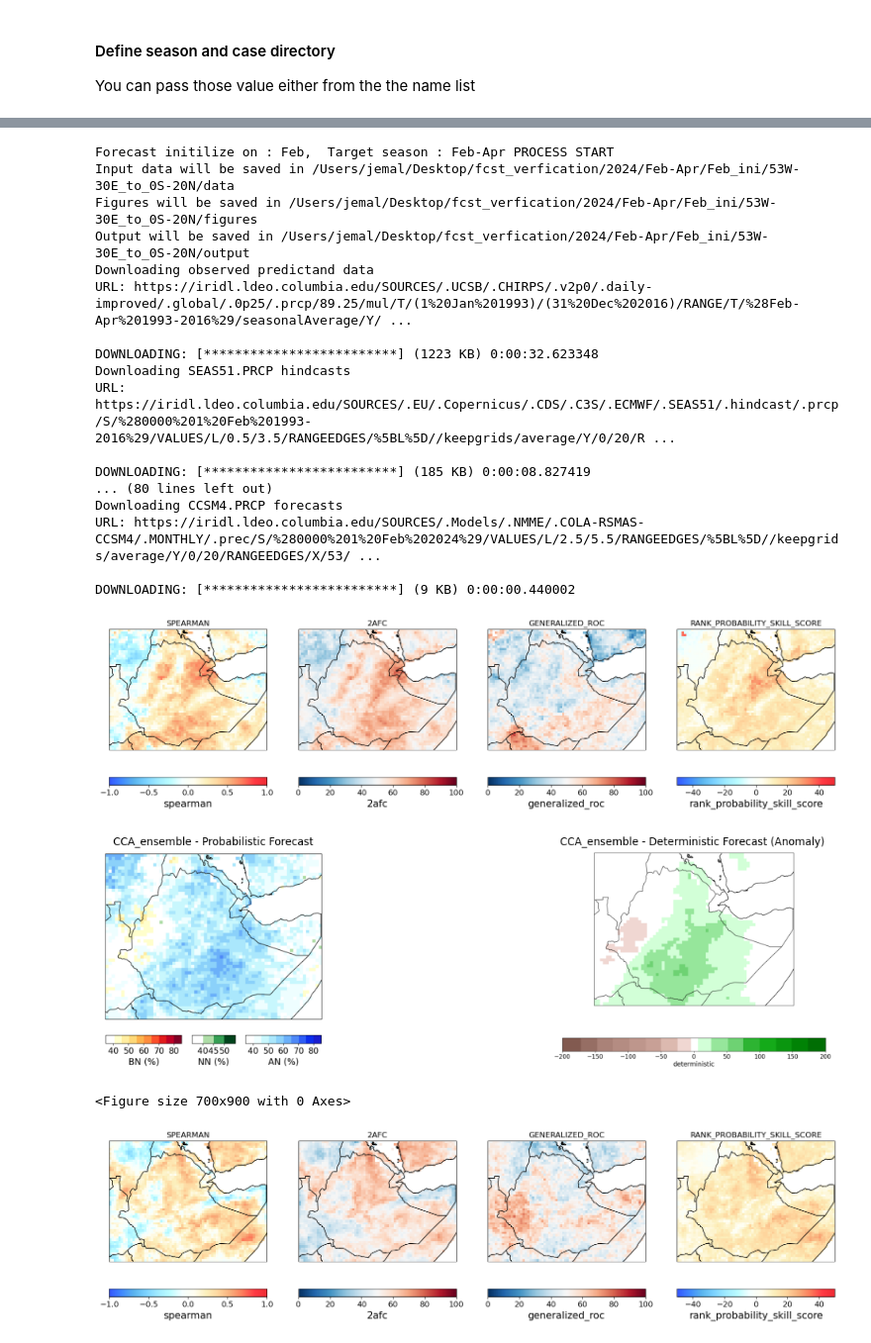
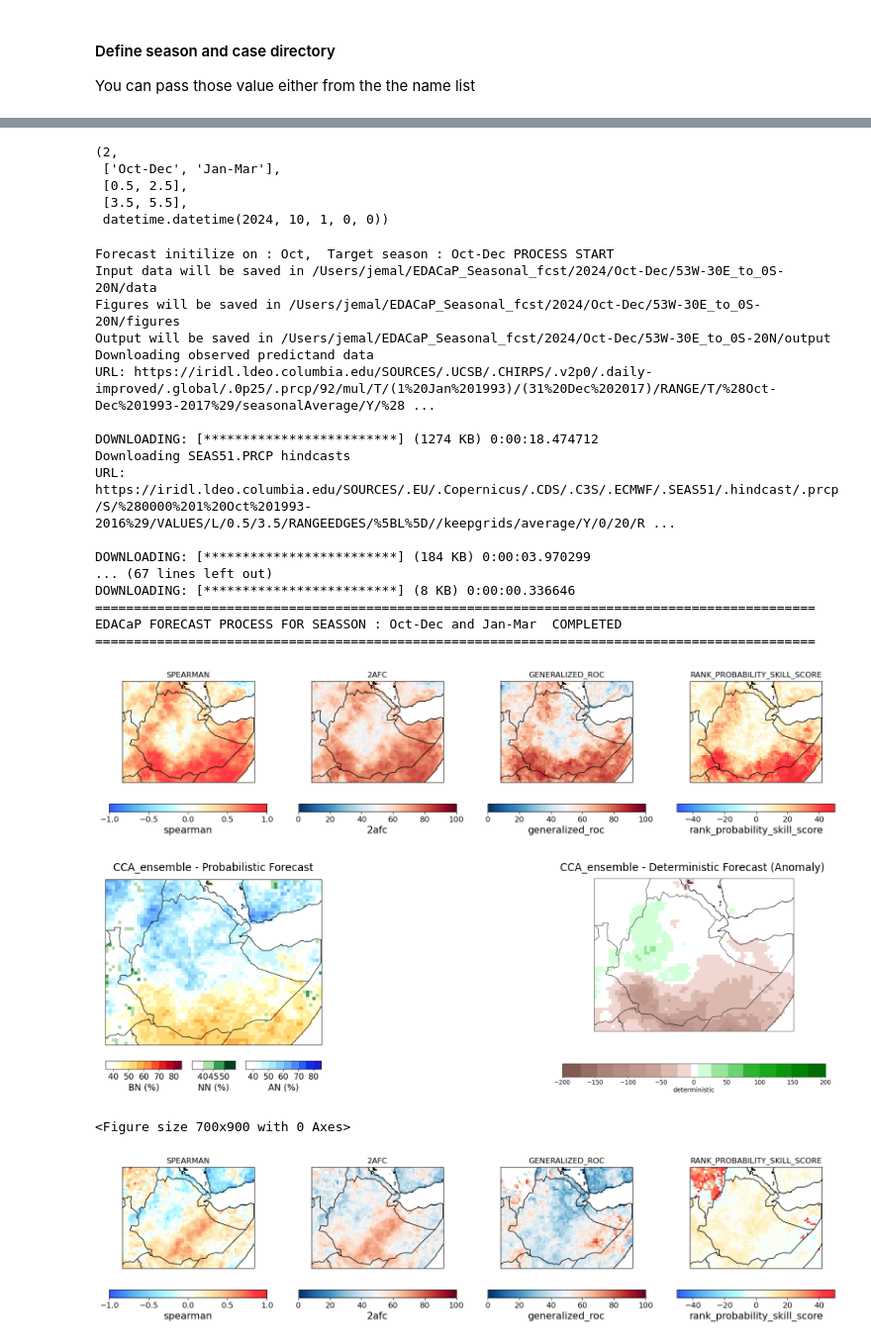
Before and after one commit to CIAT-DAPA/usaid_procesos_interfaz, a Jupyter notebook: python/seasonalv2/EDACaP_seasonal_v2.ipynb, the cells around one changed output, grey strips where cells are left out. Shown: that part at 99% size. Cells and saved outputs as stored; diff of their text form; code cells hidden in the pictures.

```diff
--- a/python/seasonalv2/EDACaP_seasonal_v2.ipynb
+++ b/python/seasonalv2/EDACaP_seasonal_v2.ipynb
@@ -90,10 +85,22 @@ Forecast initilize on : Feb,  Target season : Feb-Apr and May-Jul
+# %%
+len(fcst_season), fcst_season, llow, lhigh, fcst_date
+# %% [output]
+(2,
+ ['Oct-Dec', 'Jan-Mar'],
+ [0.5, 2.5],
+ [3.5, 5.5],
+ datetime.datetime(2024, 10, 1, 0, 0))
 # %%
 for ii in range(len(fcst_season)):
 
     case_dir = Path.home() / "EDACaP_Seasonal_fcst" / str(fcst_year) / fcst_season[ii]
     print ("Forecast initilize on : " + ini_mon + ",  Target season : " + fcst_season[ii] + " PROCESS START")
 
+    MOS = 'CCA' # must be one of 'CCA', 'PCR'
 
+    # your selections for your predictors and predictands.
+    predictor_names = [ "SEAS51.PRCP","METEOFRANCE8.PRCP","SPSv3p5.PRCP","CFSv2.PRCP"] #"GCFS2p1.PRCP","SPEAR.PRCP","CCSM4.PRCP",
+    predictand_name = 'UCSB.PRCP'
     local_predictand_file = None
 
 
@@ -111,20 +118,20 @@ for ii in range(len(fcst_season)):
         #   The first year of hindcasts you want. **NOT ALL MODELS HAVE ALL YEARS**.
         #   Double check that your model has hindcast data for all years in [first_year, final_year].
         #   This field is defined by a python integer representing a year, e.g. 1993.
-        'first_year': first_year,#1993,
+        'first_year': 1993,
 
         # 'final_year':
         #   The final year of hindcasts you want. **NOT ALL MODELS HAVE ALL YEARS**.
         #   Double check that your model has hindcast data for all years in [first_year, final_year].
         #   This field is defined by a python integer representing a year, e.g. 2016.
-        'final_year': final_year, #2016,
+        'final_year': 2016,
 
         # 'lead_low':
         #   The number of months from the first of the initialization month to the center of
         #   the first month included in the target period. Always an integer + 0.5.
         #   This field is defined by a python floating point number
         #   for example  a lead-1 forecast would use lead_low=1.5, if you want init=may, target=Jun-..
-        'lead_low': float(llow[ii]), #3.5,
+        'lead_low': llow[ii], #3.5,
 
         # 'lead_high':
         #   The number of months from the first of the initialization month to the center of
@@ -132,7 +139,7 @@ for ii in range(len(fcst_season)):
         #   This field is defined by a python floating point number
         #   for example  a forecast initialized in may, whose target period ended in Aug,
         #   would use lead_high=3.5
-        'lead_high': float(lhigh[ii]), #5.5,
+        'lead_high': lhigh[ii], #5.5,
 
         # 'target':
         #   Mmm-Mmm indicating the months included in the target period of the forecast.
@@ -150,12 +157,11 @@ for ii in range(len(fcst_season)):
         #   "south" the southernmost boundary.
         #   Example: {"north": 90, "south": -90, "east": 0, "west": 180}
         'predictor_extent': {
-            'east':  int(predictor_extent[0]),
-            'west': int(predictor_extent[1]),
-            'north': int(predictor_extent[2]),
-            'south': int(predictor_extent[3]),
+            'east':  30,
+            'west': 53,
+            'north': 20,
+            'south': 0,
           },
-
 
         # 'predictand_extent':
         #   The geographic bounding box of the observation data you want to download.
@@ -165,10 +171,10 @@ for ii in range(len(fcst_season)):
         #   "south" the southernmost boundary.
         #   Example: {"north": 90, "south": -90, "east": 0, "west": 180}
         'predictand_extent': {
-            'east':  int(predictand_extent[0]),
-            'west': int(predictand_extent[1]),
-            'north': int(predictand_extent[2]),
-            'south': int(predictand_extent[3]),
+            'east':  32,
+            'west': 49,
+            'north': 16,
+            'south': 3,
           },
 
         # 'filetype':
@@ -179,13 +185,13 @@ for ii in range(len(fcst_season)):
 
     cpt_args = {
         'transform_predictand': None,  # transformation to apply to the predictand dataset - None, 'Empirical', 'Gamma'
-        'tailoring': tailoring,#'Anomaly',  # tailoring None, 'Anomaly'
-        'cca_modes': cca_modes,#(1,3), # minimum and maximum of allowed CCA modes
-        'x_eof_modes': x_eof_modes,#(1,8), # minimum and maximum of allowed X Principal Componenets
-        'y_eof_modes': y_eof_modes,#(1,6), # minimum and maximum of allowed Y Principal Components
+        'tailoring': 'Anomaly',  # tailoring None, 'Anomaly'
+        'cca_modes': (1,3), # minimum and maximum of allowed CCA modes
+        'x_eof_modes': (1,8), # minimum and maximum of allowed X Principal Componenets
+        'y_eof_modes': (1,6), # minimum and maximum of allowed Y Principal Components
         'validation': 'crossvalidation', # the type of validation to use; only 'crossvalidation' is supported for now
         'drymask': False, #whether or not to use a drymask of -999
-        'scree': scree, #True, # whether or not to save % explained variance for eof modes
+        'scree': True, # whether or not to save % explained variance for eof modes
         'crossvalidation_window': 5,  # number of samples to leave out in each cross-validation step
         'synchronous_predictors': True, # whether or not we are using 'synchronous predictors'
     }
@@ -214,47 +220,47 @@ for ii in range(len(fcst_season)):
     ensemble = predictor_names
 
     det_fcst, pr_fcst, pev_fcst, nextgen_skill = pycpt.construct_mme(fcsts, hcsts, Y, ensemble, predictor_names, cpt_args, domain_dir)
 
     # Deterministic forecast skill
     skill_metrics = ["spearman", "2afc", "generalized_roc", "rank_probability_skill_score"]
     pycpt.plot_mme_skill(predictor_names, nextgen_skill, MOS, domain_dir, skill_metrics)
     pycpt.plot_mme_forecasts(cpt_args, predictand_name, pr_fcst, MOS, domain_dir, det_fcst)
 
     # EDACaP output preparation
     data = xr.open_dataset(domain_dir / 'output' / ('MME_probabilistic_forecast_' + str(download_args["fdate"].year) +'.nc'))
     split_and_renamed_datasets = {}
     category_mapping = {'1': 'Below_Normal', '2': 'Normal', '3': 'Above_Normal'}
     for value in data['C'].values:
         selected_data = data.sel(C=value)
         new_name = category_mapping[str(value)]
         renamed_data = selected_data.rename({'probabilistic': new_name, 'T': 'Time', 'X': 'longitude', 'Y': 'latitude'})
         split_and_renamed_datasets[new_name] = renamed_data.drop_vars('C')
     merged_dataset = xr.merge(split_and_renamed_datasets.values())
     merged_dataset.to_netcdf(domain_dir / 'output' / ('NextGEN_probabilistic_' + download_args["target"] + str(download_args["fdate"].year) + '.nc' ))
 
 
 print ("=============================================================================================")
 print ("EDACaP FORECAST PROCESS FOR SEASSON : "  + fcst_season1 + " and " + fcst_season2, " COMPLETED")
 print ("=============================================================================================")
 # %% [output]
-Forecast initilize on : Feb,  Target season : Feb-Apr PROCESS START
-Input data will be saved in /Users/jemal/Desktop/fcst_verfication/2024/Feb-Apr/Feb_ini/53W-30E_to_0S-20N/data
-Figures will be saved in /Users/jemal/Desktop/fcst_verfication/2024/Feb-Apr/Feb_ini/53W-30E_to_0S-20N/figures
-Output will be saved in /Users/jemal/Desktop/fcst_verfication/2024/Feb-Apr/Feb_ini/53W-30E_to_0S-20N/output
+Forecast initilize on : Oct,  Target season : Oct-Dec PROCESS START
+Input data will be saved in /Users/jemal/EDACaP_Seasonal_fcst/2024/Oct-Dec/53W-30E_to_0S-20N/data
+Figures will be saved in /Users/jemal/EDACaP_Seasonal_fcst/2024/Oct-Dec/53W-30E_to_0S-20N/figures
+Output will be saved in /Users/jemal/EDACaP_Seasonal_fcst/2024/Oct-Dec/53W-30E_to_0S-20N/output
 Downloading observed predictand data
-URL: https://iridl.ldeo.columbia.edu/SOURCES/.UCSB/.CHIRPS/.v2p0/.daily-improved/.global/.0p25/.prcp/89.25/mul/T/(1%20Jan%201993)/(31%20Dec%202016)/RANGE/T/%28Feb-Apr%201993-2016%29/seasonalAverage/Y/ ...
+URL: https://iridl.ldeo.columbia.edu/SOURCES/.UCSB/.CHIRPS/.v2p0/.daily-improved/.global/.0p25/.prcp/92/mul/T/(1%20Jan%201993)/(31%20Dec%202017)/RANGE/T/%28Oct-Dec%201993-2017%29/seasonalAverage/Y/%28 ...
 
-DOWNLOADING: [*************************] (1223 KB) 0:00:32.623348
+DOWNLOADING: [*************************] (1274 KB) 0:00:18.474712
 Downloading SEAS51.PRCP hindcasts
-URL: https://iridl.ldeo.columbia.edu/SOURCES/.EU/.Copernicus/.CDS/.C3S/.ECMWF/.SEAS51/.hindcast/.prcp/S/%280000%201%20Feb%201993-2016%29/VALUES/L/0.5/3.5/RANGEEDGES/%5BL%5D//keepgrids/average/Y/0/20/R ...
+URL: https://iridl.ldeo.columbia.edu/SOURCES/.EU/.Copernicus/.CDS/.C3S/.ECMWF/.SEAS51/.hindcast/.prcp/S/%280000%201%20Oct%201993-2016%29/VALUES/L/0.5/3.5/RANGEEDGES/%5BL%5D//keepgrids/average/Y/0/20/R ...
 
-DOWNLOADING: [*************************] (185 KB) 0:00:08.827419
-... (80 lines left out)
-Downloading CCSM4.PRCP forecasts
-URL: https://iridl.ldeo.columbia.edu/SOURCES/.Models/.NMME/.COLA-RSMAS-CCSM4/.MONTHLY/.prec/S/%280000%201%20Feb%202024%29/VALUES/L/2.5/5.5/RANGEEDGES/%5BL%5D//keepgrids/average/Y/0/20/RANGEEDGES/X/53/ ...
-
-DOWNLOADING: [*************************] (9 KB) 0:00:00.440002
+DOWNLOADING: [*************************] (184 KB) 0:00:03.970299
+... (67 lines left out)
+DOWNLOADING: [*************************] (8 KB) 0:00:00.336646
+=============================================================================================
+EDACaP FORECAST PROCESS FOR SEASSON : Oct-Dec and Jan-Mar  COMPLETED
+=============================================================================================
-[figure, old version]
+[figure, new version]
-[figure, old version]
+[figure, new version]
 <Figure size 700x900 with 0 Axes>
-[figure, old version]
+[figure, new version]
```
Also changed, not shown: parts of 5 cells of this notebook, 15 other files.
